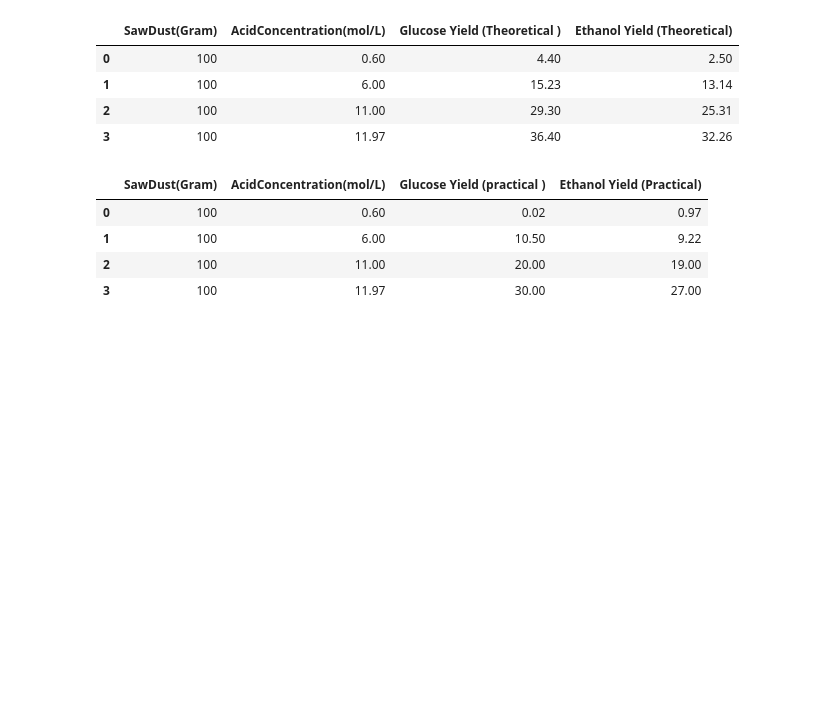
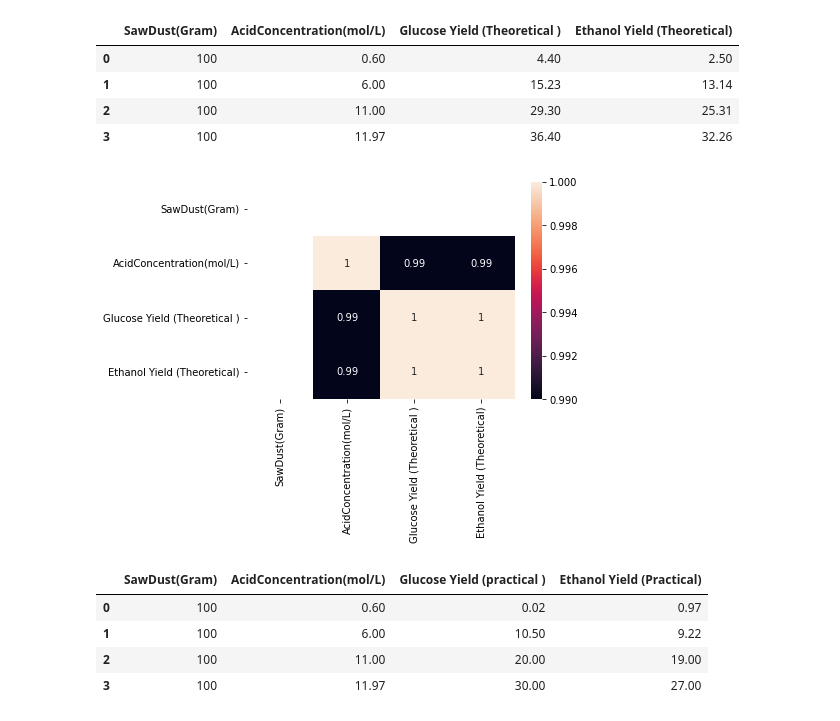
Before and after one commit to Riteshdahal/-NeuralNetworkExamples, a Jupyter notebook: HCL_Model.ipynb, the cells around one changed output. Saved outputs shown, nothing was run; the diff lists cells and outputs as text; code cells hidden in the pictures; blank space fills up the shorter version.

```diff
--- a/HCL_Model.ipynb
+++ b/HCL_Model.ipynb
@@ -18,6 +19,12 @@ df2
 | 1 | 100 | 6.00 | 15.23 | 13.14 |
 | 2 | 100 | 11.00 | 29.30 | 25.31 |
 | 3 | 100 | 11.97 | 36.40 | 32.26 |
+# %%
+r=df2.corr().round(2)
+sns.heatmap(r,annot=True)
+plt.show()
+# %% [output]
+[figure, added]
 # %%
 #testing data for HCl
 df3=pd.read_csv("/content/drive/MyDrive/Colab Notebooks/data3.csv")
```
Also changed, not shown: parts of 2 cells of this notebook.
